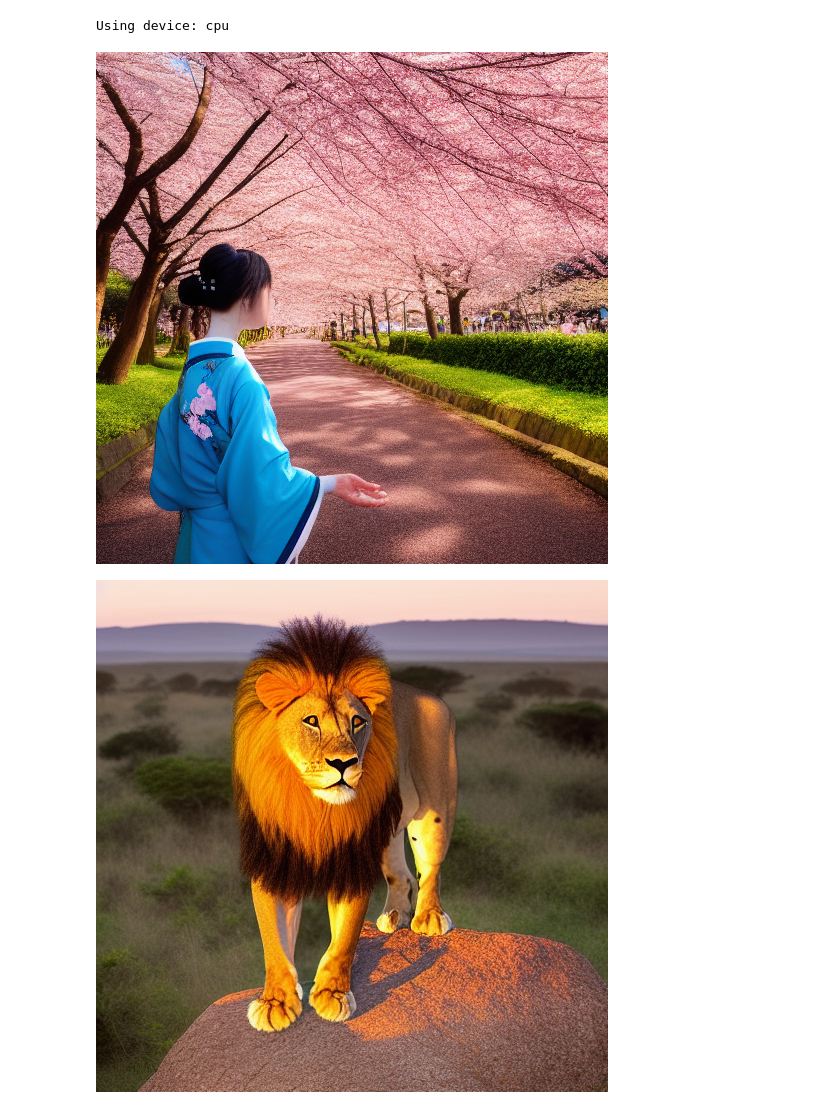
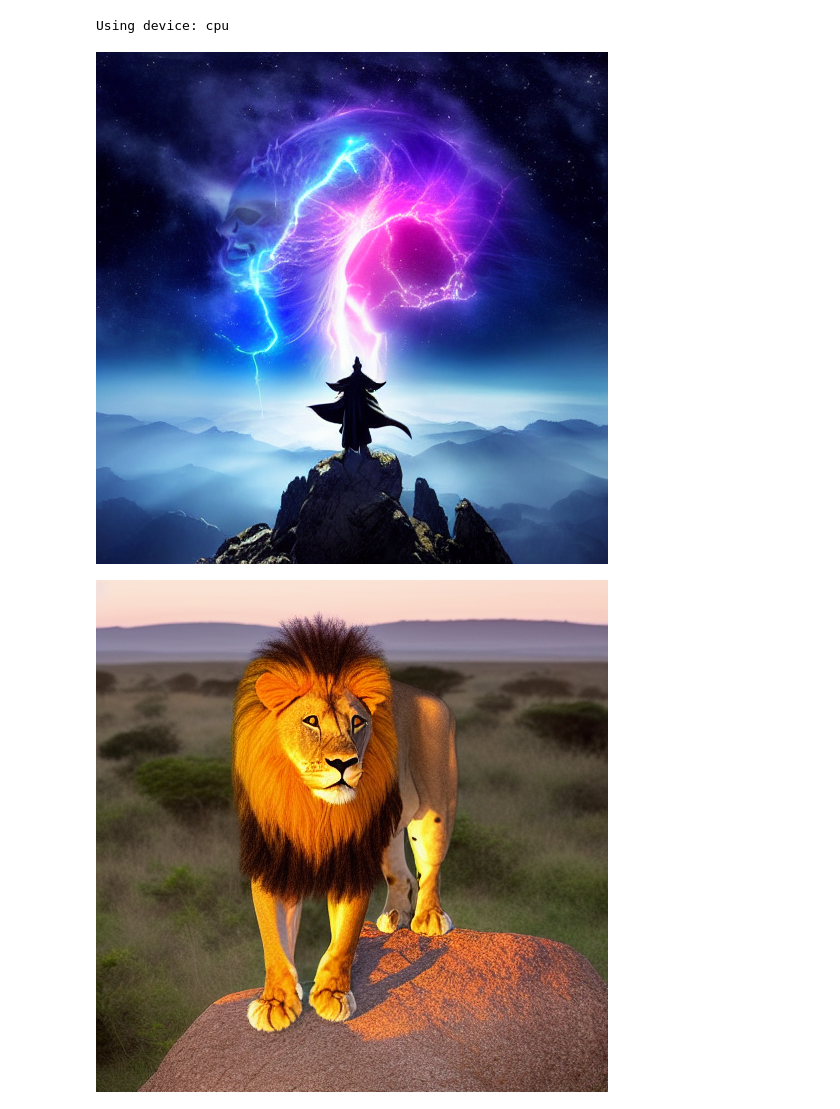
Before and after one commit to Challenger-84/StoryForge-JARVIS, a Jupyter notebook: stable diffusion/demo.ipynb, the cells around one changed output. Cells and saved outputs as stored; diff of their text form; code cells hidden in the pictures.

```diff
--- a/stable diffusion/demo.ipynb
+++ b/stable diffusion/demo.ipynb
@@ -18,47 +18,46 @@ models = model_loader.preload_models_from_standard_weights(model_file, DEVICE)
 
 ## TEXT TO IMAGE
 
-# prompt = "A dog with sunglasses, wearing comfy hat, looking at camera, highly detailed, ultra sharp, cinematic, 100mm lens, 8k resolution."
-prompt = "A woman in a traditional Japanese kimono standing under cherry blossom trees, highly detailed, ultra sharp, cinematic, 100mm lens, 8k resolution."
-uncond_prompt = ""  # Also known as negative prompt
+prompt = "Epic anime artwork of a wizard atop a mountain at night casting a cosmic spell into the dark sky made out of colorful energy, highly detailed, ultra sharp, cinematic, 100mm lens, 8k resolution."
+uncond_prompt = "low detail, blurry, non-cinematic, low resolution, poorly lit, out of focus, low quality"  # negative prompt
 do_cfg = True
 cfg_scale = 8  # min: 1, max: 14
 
 ## IMAGE TO IMAGE
 input_image = None
 # Comment to disable image to image
-image_path = "../images/dog.jpg"
-# input_image = Image.open(image_path)
+image_path = "../images/i2.png"
+input_image = Image.open(image_path)
 # Higher values means more noise will be added to the input image, so the result will further from the input image.
 # Lower values means less noise is added to the input image, so output will be closer to the input image.
 strength = 0.9
 
 ## SAMPLER
 sampler = "ddpm"
-num_inference_steps = 30
+num_inference_steps = 100
 seed = 42
 
 output_image = pipeline.generate(
     prompt=prompt,
     uncond_prompt=uncond_prompt,
     input_image=input_image,
     strength=strength,
     do_cfg=do_cfg,
     cfg_scale=cfg_scale,
     sampler_name=sampler,
     n_inference_steps=num_inference_steps,
     seed=seed,
     models=models,
     device=DEVICE,
     idle_device="cpu",
     tokenizer=tokenizer,
 )
 
 # Combine the input image and the output image into a single image.
 Image.fromarray(output_image)
 # %% [output]
 Using device: cpu
-[figure, old version]
+[figure, new version]
 # %%
 prompt = "A majestic lion standing on a rocky outcrop in the African savannah at sunset, highly detailed, ultra sharp, cinematic, 100mm lens, 8k resolution."
 uncond_prompt = "low detail, blurry, non-cinematic, low resolution, poorly lit, out of focus, low quality"
```
Also changed, not shown: 1 other file.
